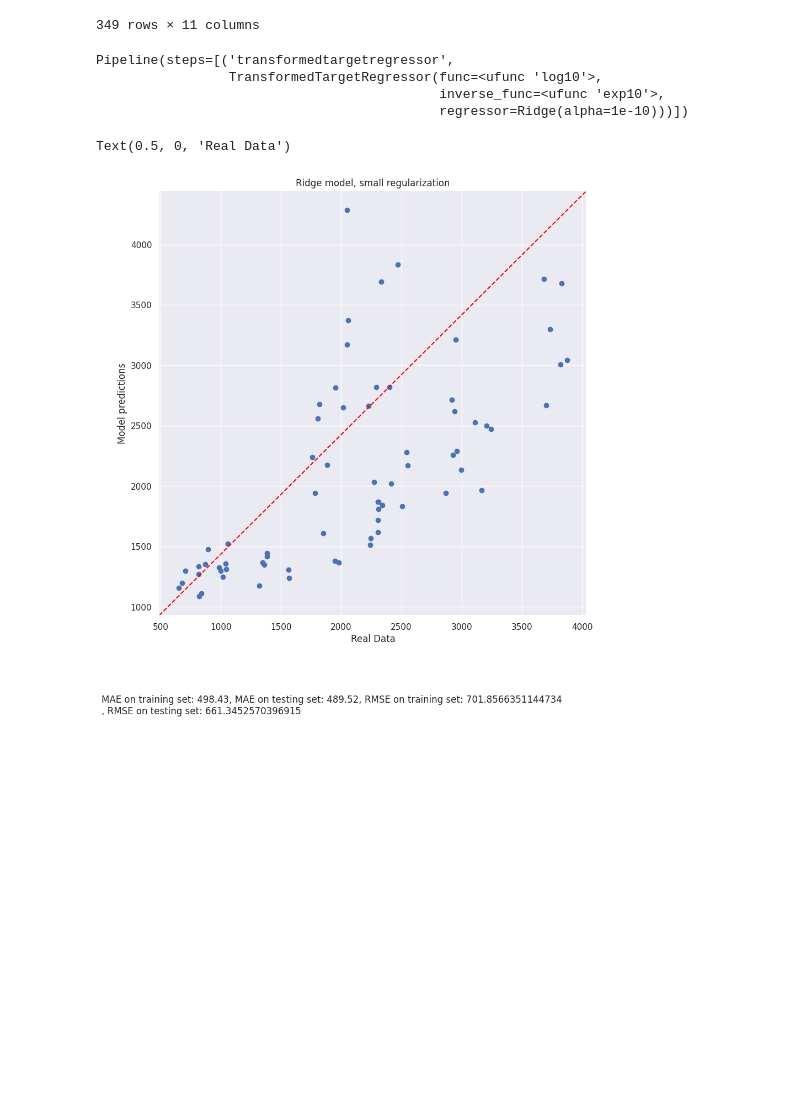
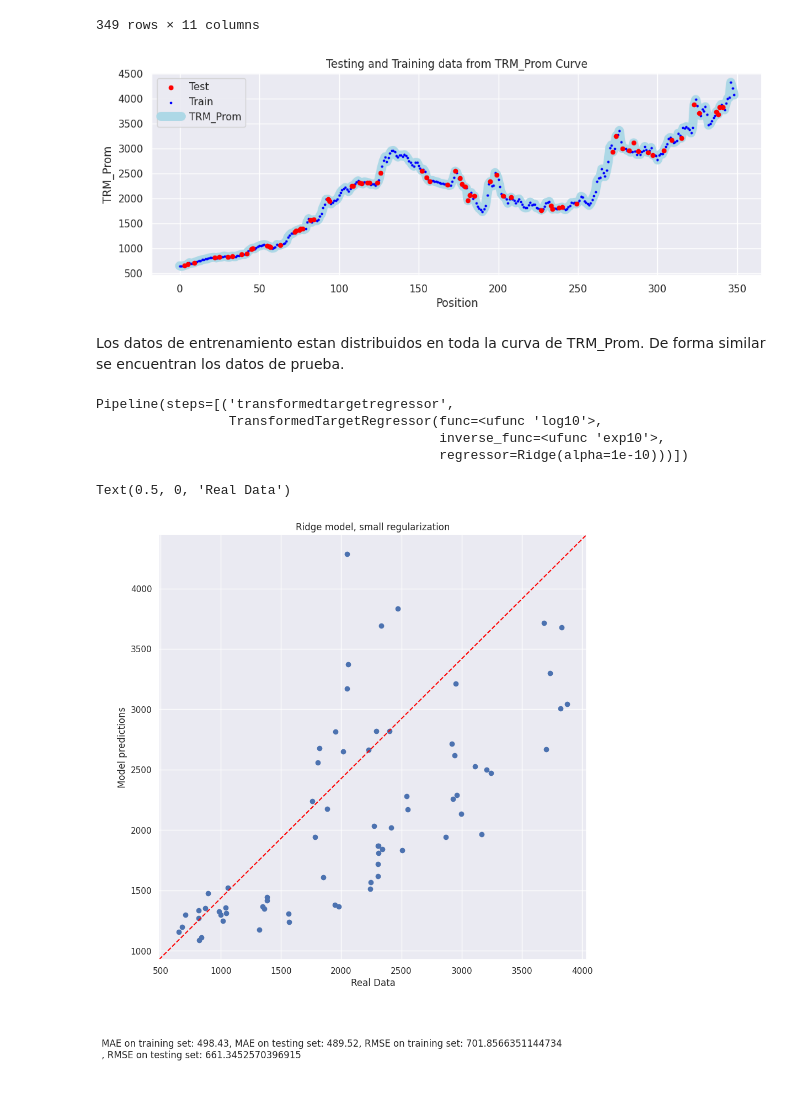
Before and after one commit to victorpena01/Analisis-Exploratorio, a Jupyter notebook: Proyecto_tasa_de_cambio.ipynb, the cells around one changed output. Saved outputs shown, nothing was run; the diff lists cells and outputs as text; code cells hidden in the pictures; blank space fills up the shorter version.

```diff
--- a/Proyecto_tasa_de_cambio.ipynb
+++ b/Proyecto_tasa_de_cambio.ipynb
@@ -741,6 +741,26 @@ x, y = data_c.drop(['Total_Exportaciones_Tradicionales','Total_Exportaciones','T
 # %%
 from sklearn.model_selection import train_test_split
 X_train, X_test, y_train, y_test = train_test_split(x, y, test_size=0.20, random_state=42)
+# %%
+fig, ax = plt.subplots()
+
+ax.scatter(y_test.index, y_test, label='Test', color='red', marker='o', s=20,zorder=3)
+ax.scatter(y_train.index, y_train, label='Train', color='blue', marker='o', s=3, zorder=2)
+ax.plot(data_c['TRM_Prom'], label='TRM_Prom', color='lightblue', linestyle='-', linewidth=10, zorder=1)
+
+
+
+ax.set_xlabel('Position')
+ax.set_ylabel('TRM_Prom')
+ax.set_title('Testing and Training data from TRM_Prom Curve')
+ax.legend()
+
+# Show the plot
+plt.show()
+# %% [output]
+[figure, added]
+# %% [markdown]
+Los datos de entrenamiento estan distribuidos en toda la curva de TRM_Prom. De forma similar se encuentran los datos de prueba.
 # %%
 model = make_pipeline(
     TransformedTargetRegressor(
```
Also changed, not shown: parts of 3 cells of this notebook.
